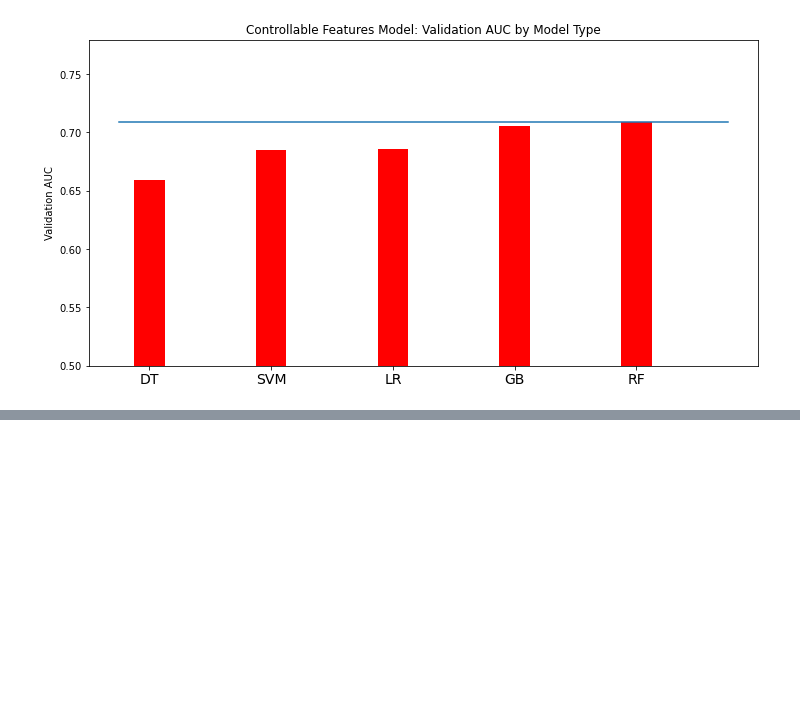
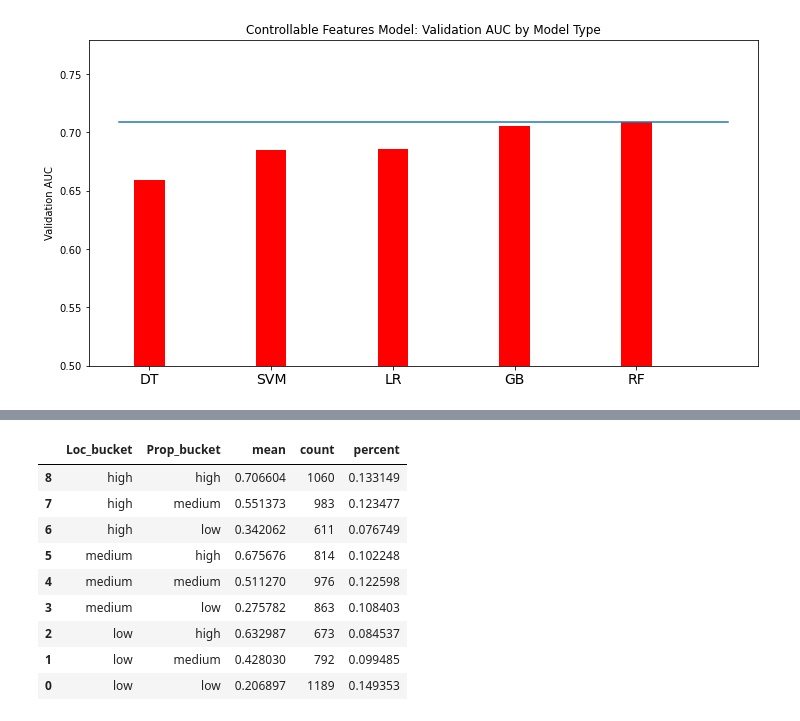
Before and after one commit to audreychu/Airbnb_Optimization, a Jupyter notebook: Final Bakeoff.ipynb, the cells around one changed output, grey strips where cells are left out. Drawn from its saved outputs; the diff is of its cells as text; code cells hidden in the pictures; blank space fills up the shorter version.

```diff
--- a/Final Bakeoff.ipynb
+++ b/Final Bakeoff.ipynb
@@ -233,0 +284,8 @@ plt.show()
+# %%
+df_test_with_predictions['Loc_bucket'] = pd.qcut(df_test_with_predictions['Location_predictions_score'], 3, labels=["low", "medium", "high"])
+
+df_test_with_predictions['Prop_bucket'] = pd.qcut(df_test_with_predictions['Property_predictions_score'], 3, labels=["low", "medium", "high"])
+# %%
+statistics = df_test_with_predictions.groupby(['Loc_bucket', 'Prop_bucket']).agg(['mean', 'count'])['Label']
+# %%
+statistics['percent'] = statistics['count'] / len(df_test_with_predictions)
@@ -233,0 +306,16 @@ plt.show()
+# %%
+statistics_new = statistics.reset_index()
+statistic_new = statistics_new.sort_values(by='Prop_bucket', ascending=False).sort_values(by='Loc_bucket', ascending=False)
+# %%
+statistic_new
+# %% [output]
+|  | Loc_bucket | Prop_bucket | mean | count | percent |
+| 8 | high | high | 0.706604 | 1060 | 0.133149 |
+| 7 | high | medium | 0.551373 | 983 | 0.123477 |
+| 6 | high | low | 0.342062 | 611 | 0.076749 |
+| 5 | medium | high | 0.675676 | 814 | 0.102248 |
+| 4 | medium | medium | 0.511270 | 976 | 0.122598 |
+| 3 | medium | low | 0.275782 | 863 | 0.108403 |
+| 2 | low | high | 0.632987 | 673 | 0.084537 |
+| 1 | low | medium | 0.428030 | 792 | 0.099485 |
+| 0 | low | low | 0.206897 | 1189 | 0.149353 |
```
Also changed, not shown: parts of 12 cells of this notebook, 1 other file.
